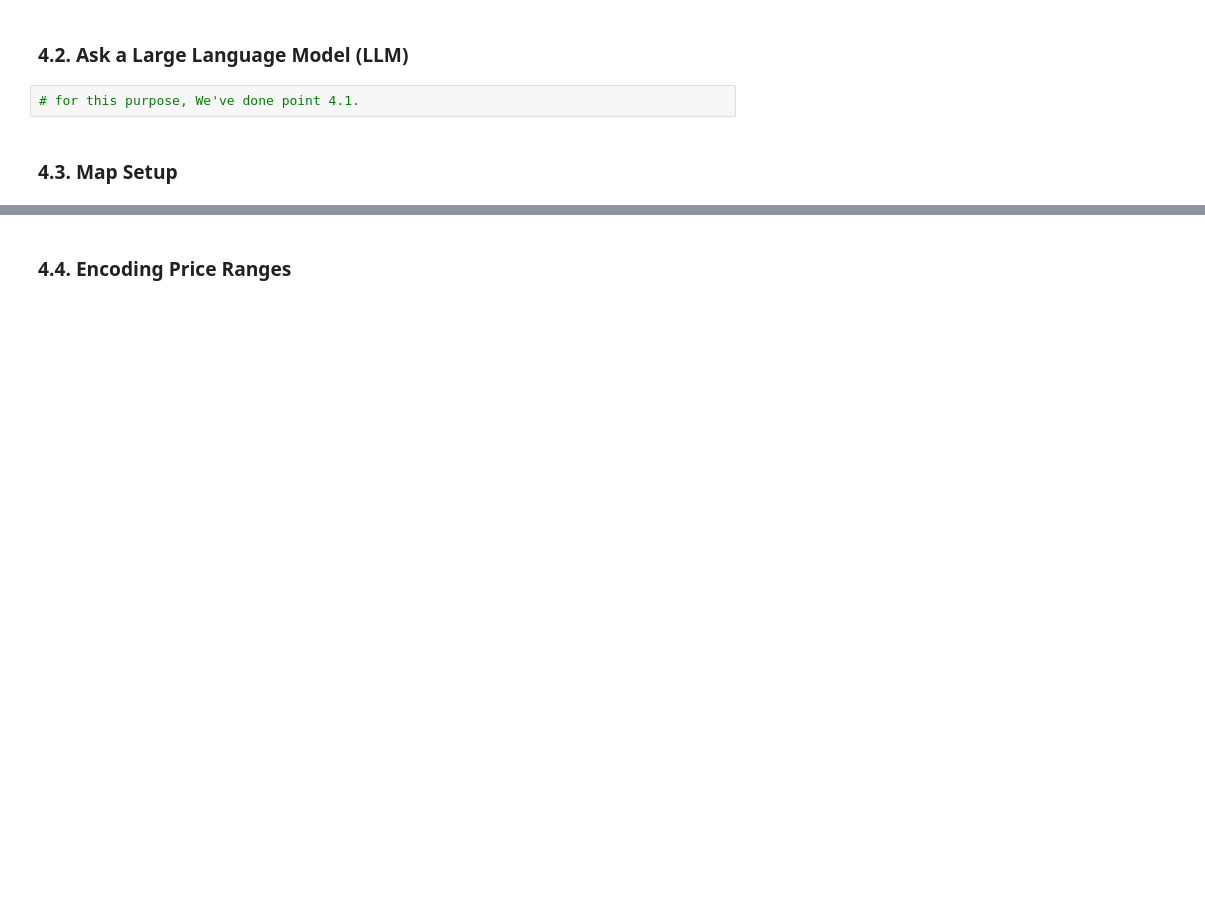
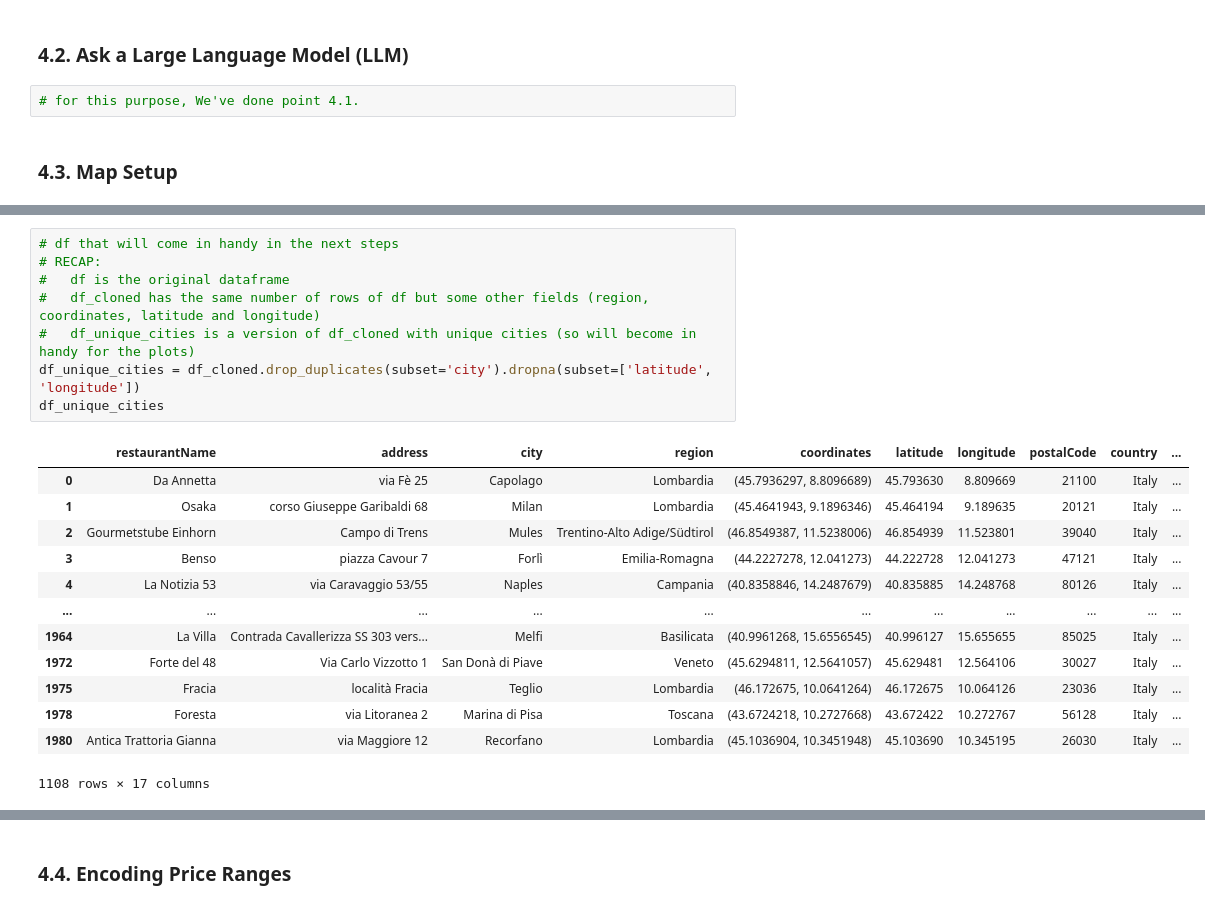
Before and after one commit to SimoneMantero/ADM-HW3, a Jupyter notebook: main.ipynb, the cells around one changed output, grey strips where cells are left out. Cells and saved outputs as stored; diff of their text form; blank space fills up the shorter version.

```diff
--- a/main.ipynb
+++ b/main.ipynb
@@ -574,0 +590,22 @@ import folium
+# %%
+# df that will come in handy in the next steps
+# RECAP:
+#   df is the original dataframe
+#   df_cloned has the same number of rows of df but some other fields (region, coordinates, latitude and longitude)
+#   df_unique_cities is a version of df_cloned with unique cities (so will become in handy for the plots)
+df_unique_cities = df_cloned.drop_duplicates(subset='city').dropna(subset=['latitude', 'longitude'])
+df_unique_cities
+# %% [output]
+|  | restaurantName | address | city | region | coordinates | latitude | longitude | postalCode | country | ... |
+| 0 | Da Annetta | via Fè 25 | Capolago | Lombardia | (45.7936297, 8.8096689) | 45.793630 | 8.809669 | 21100 | Italy | ... |
+| 1 | Osaka | corso Giuseppe Garibaldi 68 | Milan | Lombardia | (45.4641943, 9.1896346) | 45.464194 | 9.189635 | 20121 | Italy | ... |
+| 2 | Gourmetstube Einhorn | Campo di Trens | Mules | Trentino-Alto Adige/Südtirol | (46.8549387, 11.5238006) | 46.854939 | 11.523801 | 39040 | Italy | ... |
+| 3 | Benso | piazza Cavour 7 | Forlì | Emilia-Romagna | (44.2227278, 12.041273) | 44.222728 | 12.041273 | 47121 | Italy | ... |
+| 4 | La Notizia 53 | via Caravaggio 53/55 | Naples | Campania | (40.8358846, 14.2487679) | 40.835885 | 14.248768 | 80126 | Italy | ... |
+| ... | ... | ... | ... | ... | ... | ... | ... | ... | ... | ... |
+| 1964 | La Villa | Contrada Cavallerizza SS 303 vers... | Melfi | Basilicata | (40.9961268, 15.6556545) | 40.996127 | 15.655655 | 85025 | Italy | ... |
+| 1972 | Forte del 48 | Via Carlo Vizzotto 1 | San Donà di Piave | Veneto | (45.6294811, 12.5641057) | 45.629481 | 12.564106 | 30027 | Italy | ... |
+| 1975 | Fracia | località Fracia | Teglio | Lombardia | (46.172675, 10.0641264) | 46.172675 | 10.064126 | 23036 | Italy | ... |
+| 1978 | Foresta | via Litoranea 2 | Marina di Pisa | Toscana | (43.6724218, 10.2727668) | 43.672422 | 10.272767 | 56128 | Italy | ... |
+| 1980 | Antica Trattoria Gianna | via Maggiore 12 | Recorfano | Lombardia | (45.1036904, 10.3451948) | 45.103690 | 10.345195 | 26030 | Italy | ... |
+1108 rows × 17 columns
```
Also changed, not shown: parts of 34 cells of this notebook, 3 other files.
